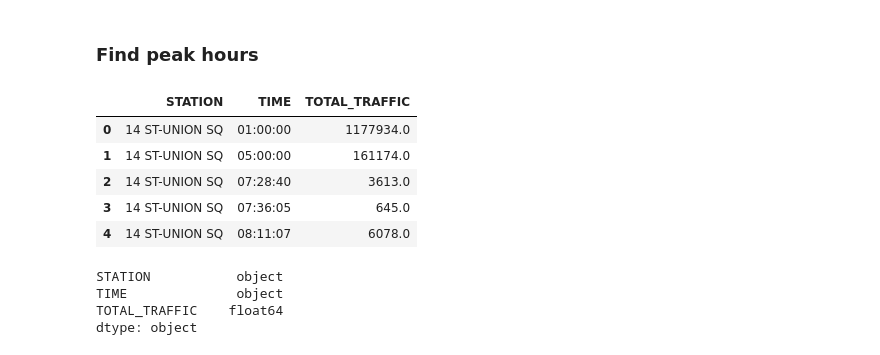
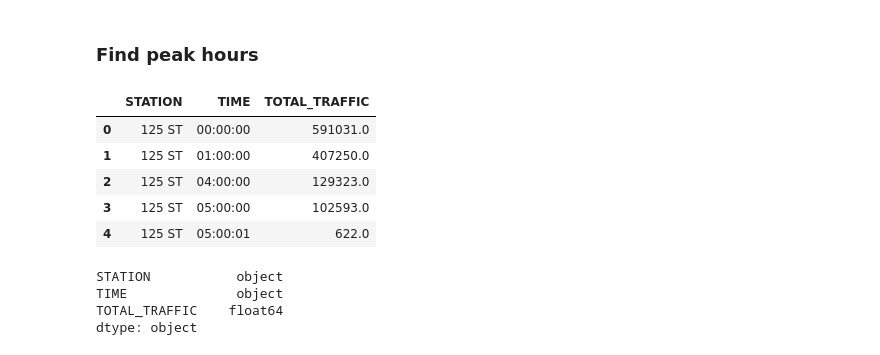
Before and after one commit to racheldilley1/mta-project-1, a Jupyter notebook: Proj1_Ritu.ipynb, the cells around one changed output. Saved outputs shown, nothing was run; the diff lists cells and outputs as text; code cells hidden in the pictures.

```diff
--- a/Proj1_Ritu.ipynb
+++ b/Proj1_Ritu.ipynb
@@ -247,3 +247,6 @@ grouped_day.head()
 Total_ridership = grouped_day.groupby(['Station']).Total_Traffic.sum().reset_index()
 # %%
 Total_ridership.sort_values(by=['Total_Traffic'],inplace = True, ascending = False)
+# %%
+Total_ridership = grouped_time.groupby(['STATION']).TOTAL_TRAFFIC.sum().reset_index()
+Total_ridership.sort_values(by=['TOTAL_TRAFFIC'],inplace = True, ascending = False)
@@ -365,20 +407,20 @@ This plot also seems to have some outliers. But In general trend is clear Traffi
 # %% [markdown]
 ### Find peak hours
 # %%
-Top10 = Total_ridership['Station'][0:10].tolist()
+Top10 = Total_ridership['STATION'][0:10].tolist()
 Top10_stations = grouped_time[grouped_time['STATION'].isin(Top10)]
 Top10_stations.head()
 #Top10
 Top10_station_hourly = Top10_stations.groupby(['STATION','TIME']).TOTAL_TRAFFIC.sum().reset_index()
 Top10_station_hourly.head()
 #Top5_station_Daily = Top5_stations.groupby(['Station','Date']).Total_Traffic.sum().reset_index()
 # %% [output]
 |  | STATION | TIME | TOTAL_TRAFFIC |
-| 0 | 14 ST-UNION SQ | 01:00:00 | 1177934.0 |
-| 1 | 14 ST-UNION SQ | 05:00:00 | 161174.0 |
-| 2 | 14 ST-UNION SQ | 07:28:40 | 3613.0 |
-| 3 | 14 ST-UNION SQ | 07:36:05 | 645.0 |
-| 4 | 14 ST-UNION SQ | 08:11:07 | 6078.0 |
+| 0 | 125 ST | 00:00:00 | 591031.0 |
+| 1 | 125 ST | 01:00:00 | 407250.0 |
+| 2 | 125 ST | 04:00:00 | 129323.0 |
+| 3 | 125 ST | 05:00:00 | 102593.0 |
+| 4 | 125 ST | 05:00:01 | 622.0 |
 # %%
 Top10_station_hourly.dtypes
 # %% [output]
```
Also changed, not shown: parts of 10 cells of this notebook.
